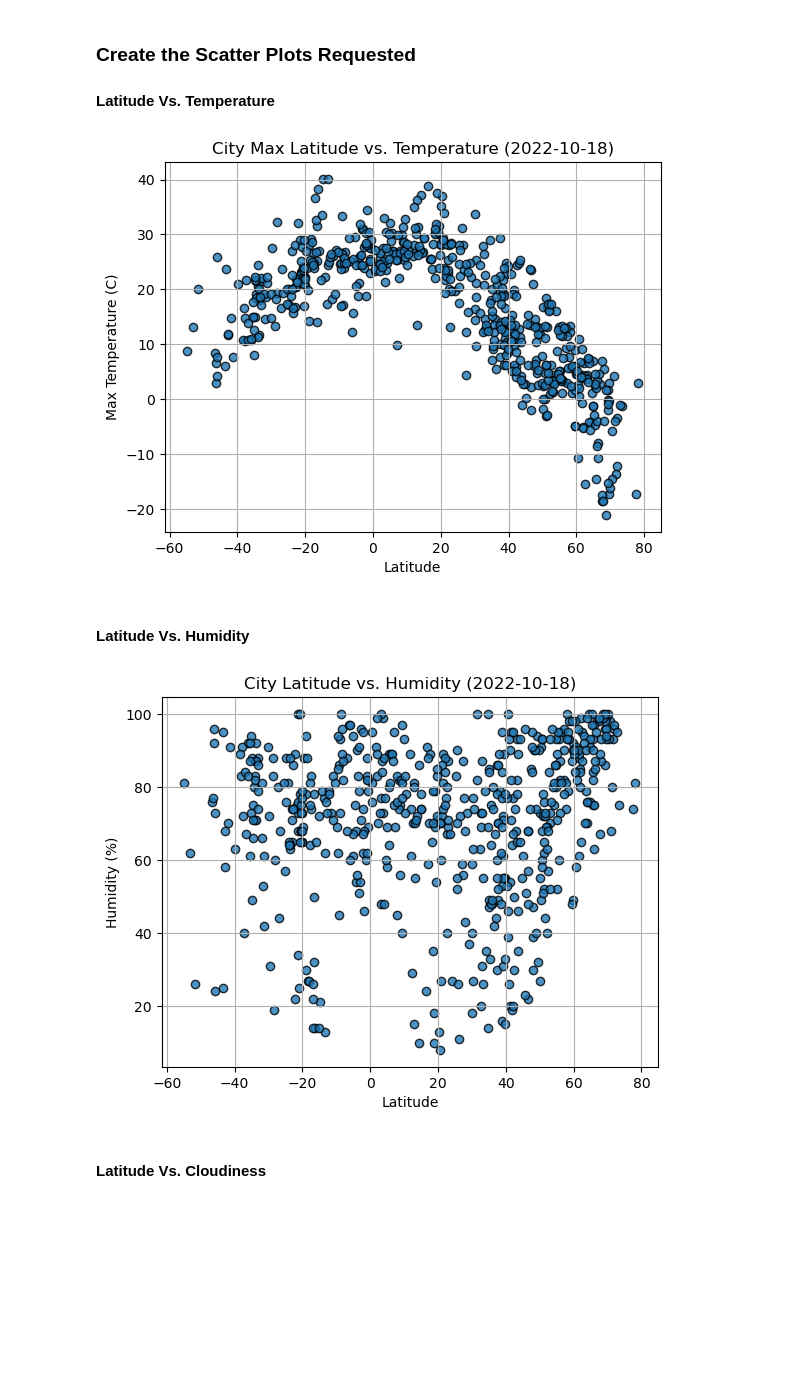
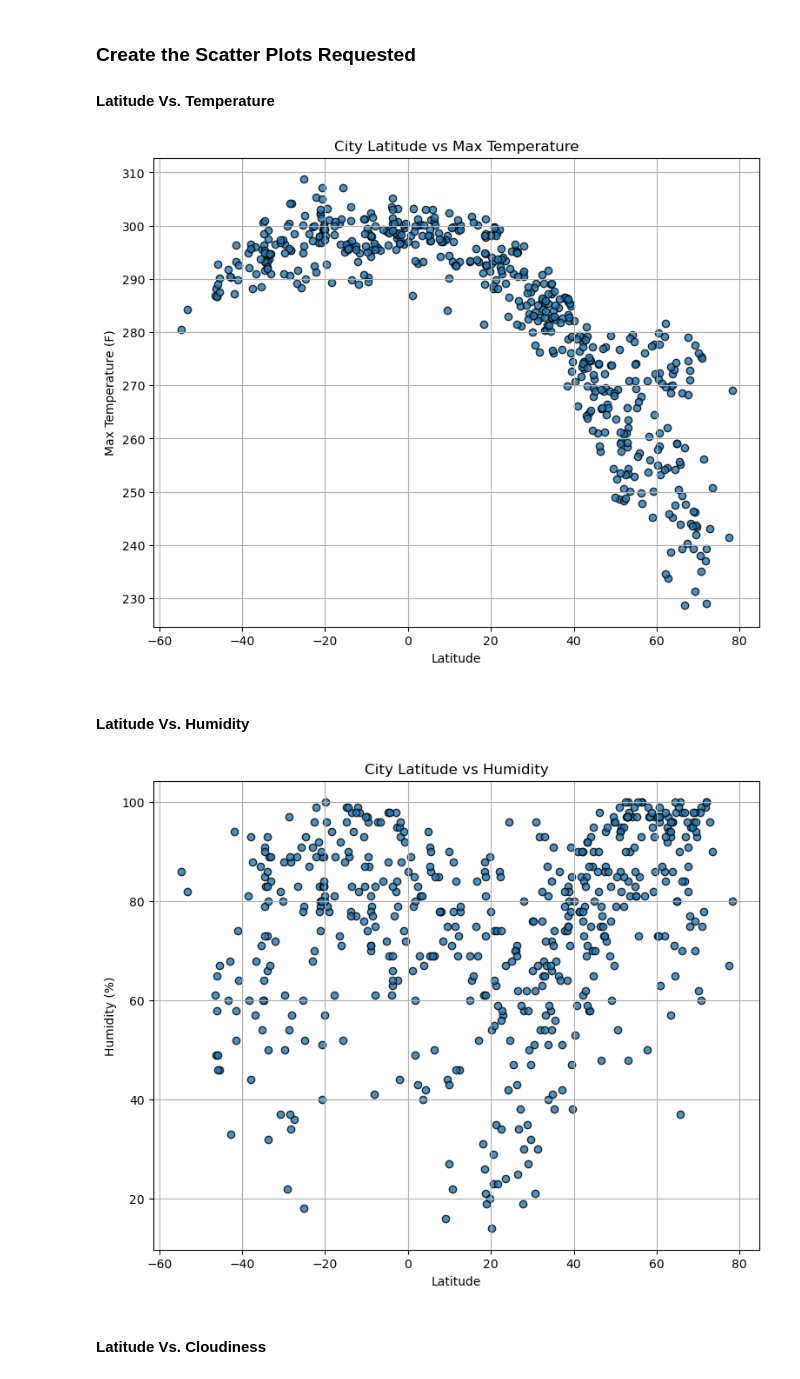
Before and after one commit to sonila15/python-api-challenge, a Jupyter notebook: WeatherPy/WeatherPy.ipynb, the cells around one changed output. Saved outputs shown, nothing was run; the diff lists cells and outputs as text; code cells hidden in the pictures; blank space fills up the shorter version.

```diff
--- a/WeatherPy/WeatherPy.ipynb
+++ b/WeatherPy/WeatherPy.ipynb
@@ -189,10 +207,16 @@ city_data_df.head()
 #### Latitude Vs. Temperature
 # %%
 # Build scatter plot for latitude vs. temperature
-# YOUR CODE HERE
+x_values = city_data_df["Lat"]
+y_values = city_data_df["Max Temp"]
 
 # Incorporate the other graph properties
-# YOUR CODE HERE
+fig1, ax1 = plt.subplots(figsize=(9,7))
+plt.scatter(x_values, y_values, edgecolor="black", linewidth=1, marker="o", alpha=0.8)
+plt.title(f"City Latitude vs Max Temperature")
+plt.xlabel("Latitude")
+plt.ylabel("Max Temperature (F)")
+plt.grid()
 
 # Save the figure
 plt.savefig("output_data/Fig1.png")
@@ -200,23 +224,29 @@ plt.savefig("output_data/Fig1.png")
 # Show plot
 plt.show()
 # %% [output]
-[figure, old version]
+[figure, new version]
 # %% [markdown]
 #### Latitude Vs. Humidity
 # %%
 # Build the scatter plots for latitude vs. humidity
-# YOUR CODE HERE
+x_values = city_data_df["Lat"]
+y_values = city_data_df["Humidity"]
 
 # Incorporate the other graph properties
-# YOUR CODE HERE
+fig1, ax1 = plt.subplots(figsize=(9, 7))
+plt.scatter(x_values, y_values, edgecolor="black", linewidth=1, marker="o", alpha=0.8)
+plt.xlabel("Latitude")
+plt.ylabel("Humidity (%)")
+plt.title(f"City Latitude vs Humidity")
+plt.grid()
 
 # Save the figure
 plt.savefig("output_data/Fig2.png")
 
 # Show plot
 plt.show()
 # %% [output]
-[figure, old version]
+[figure, new version]
 # %% [markdown]
 #### Latitude Vs. Cloudiness
 # %%
```
Also changed, not shown: parts of 20 cells of this notebook, 6 other files.
